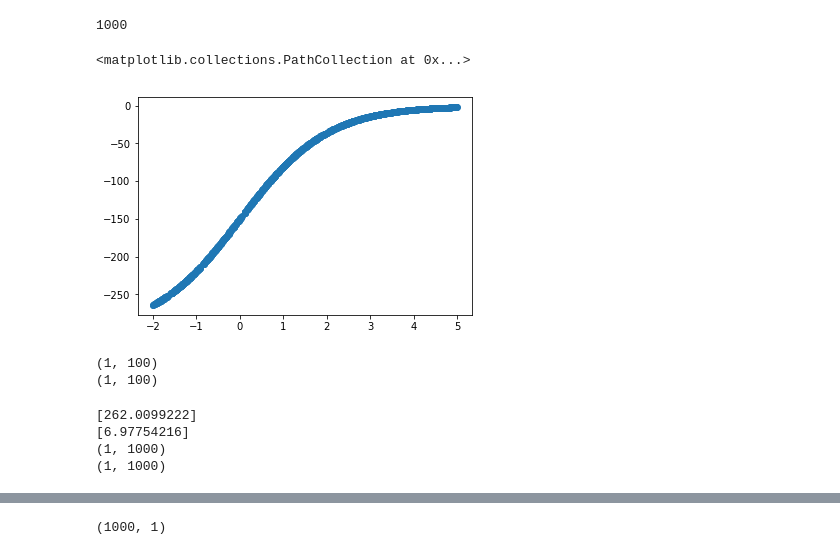
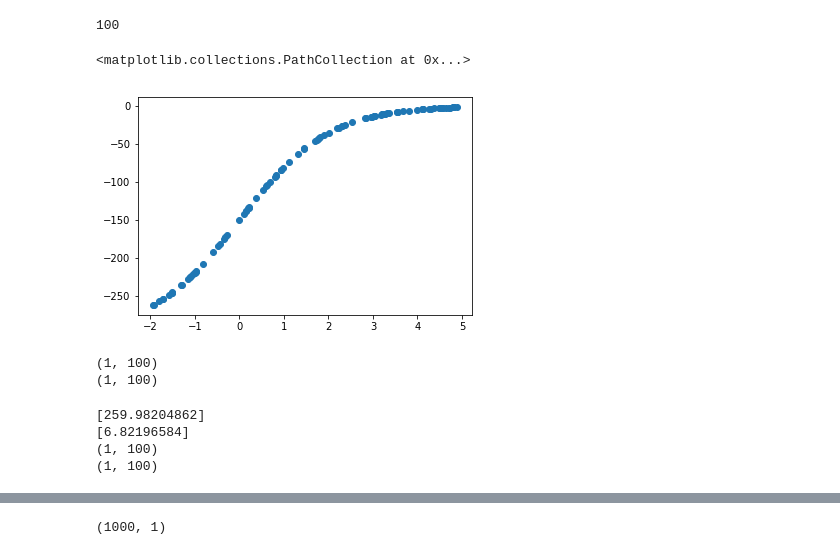
Before and after one commit to sowiks2711/NNVisualiser, a Jupyter notebook: data_analysis/projekt1/regression.ipynb, the cells around one changed output, grey strips where cells are left out. Saved outputs shown, nothing was run; the diff lists cells and outputs as text; code cells hidden in the pictures.

```diff
--- a/data_analysis/projekt1/regression.ipynb
+++ b/data_analysis/projekt1/regression.ipynb
@@ -12,14 +17,14 @@ from keras import optimizers
 # %%
 train100 = pd.read_csv("./data_analysis/projekt1/regression/data.activation.train.100.csv")
 test100 = pd.read_csv("./data_analysis/projekt1/regression/data.activation.test.100.csv")
-len(train1000)
+len(train100)
 # %% [output]
-1000
+100
 # %%
-plt.scatter(train1000.x, train1000.y)
+plt.scatter(train100.x, train100.y)
 # %% [output]
 <matplotlib.collections.PathCollection at 0x...>
-[figure, old version]
+[figure, new version]
 # %%
 X = train100.x.values.reshape(1, -1)
 print(X.shape)
@@ -31,14 +36,14 @@ print(Y.shape)
 # %%
 X_scaler = MinMaxScaler()
 Y_scaler = MinMaxScaler()
-X_scaled = X_scaler.fit_transform(train1000.x.values.reshape(-1, 1)).reshape(1, -1)
-Y_scaled = Y_scaler.fit_transform(train1000.y.values.reshape(-1, 1)).reshape(1, -1)
+X_scaled = X_scaler.fit_transform(train100.x.values.reshape(-1, 1)).reshape(1, -1)
+Y_scaled = Y_scaler.fit_transform(train100.y.values.reshape(-1, 1)).reshape(1, -1)
 print(Y_scaler.data_range_)
 print(X_scaler.data_range_)
 print(X_scaled.shape)
 print(Y_scaled.shape)
 # %% [output]
-[262.0099222]
-[6.97754216]
-(1, 1000)
-(1, 1000)
+[259.98204862]
+[6.82196584]
+(1, 100)
+(1, 100)
```
Also changed, not shown: parts of 7 cells of this notebook, 4 other files.
